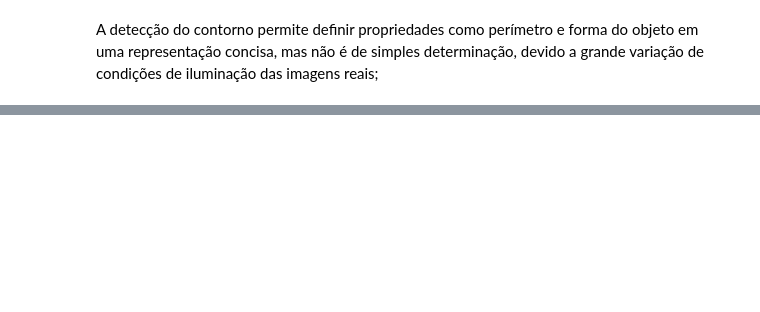
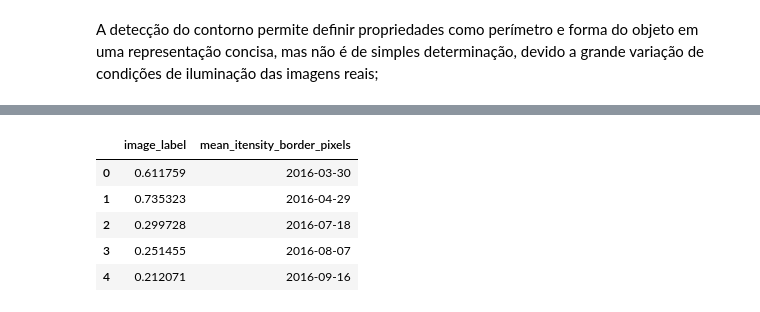
Before and after one commit to g-roger/analise-vegetativa-bemagro, a Jupyter notebook: Oficial_20ia_05_EDA_bemagro.ipynb, the cells around one changed output, grey strips where cells are left out. Saved outputs shown, nothing was run; the diff lists cells and outputs as text; code cells hidden in the pictures; blank space fills up the shorter version.

```diff
--- a/Oficial_20ia_05_EDA_bemagro.ipynb
+++ b/Oficial_20ia_05_EDA_bemagro.ipynb
@@ -649,0 +648,9 @@ array([[[0., 0., 0.],
+# %%
+new_image_analyses_mean_pixels.head()
+# %% [output]
+|  | image_label | mean_itensity_border_pixels |
+| 0 | 0.611759 | 2016-03-30 |
+| 1 | 0.735323 | 2016-04-29 |
+| 2 | 0.299728 | 2016-07-18 |
+| 3 | 0.251455 | 2016-08-07 |
+| 4 | 0.212071 | 2016-09-16 |
```
Also changed, not shown: parts of 60 cells of this notebook.
